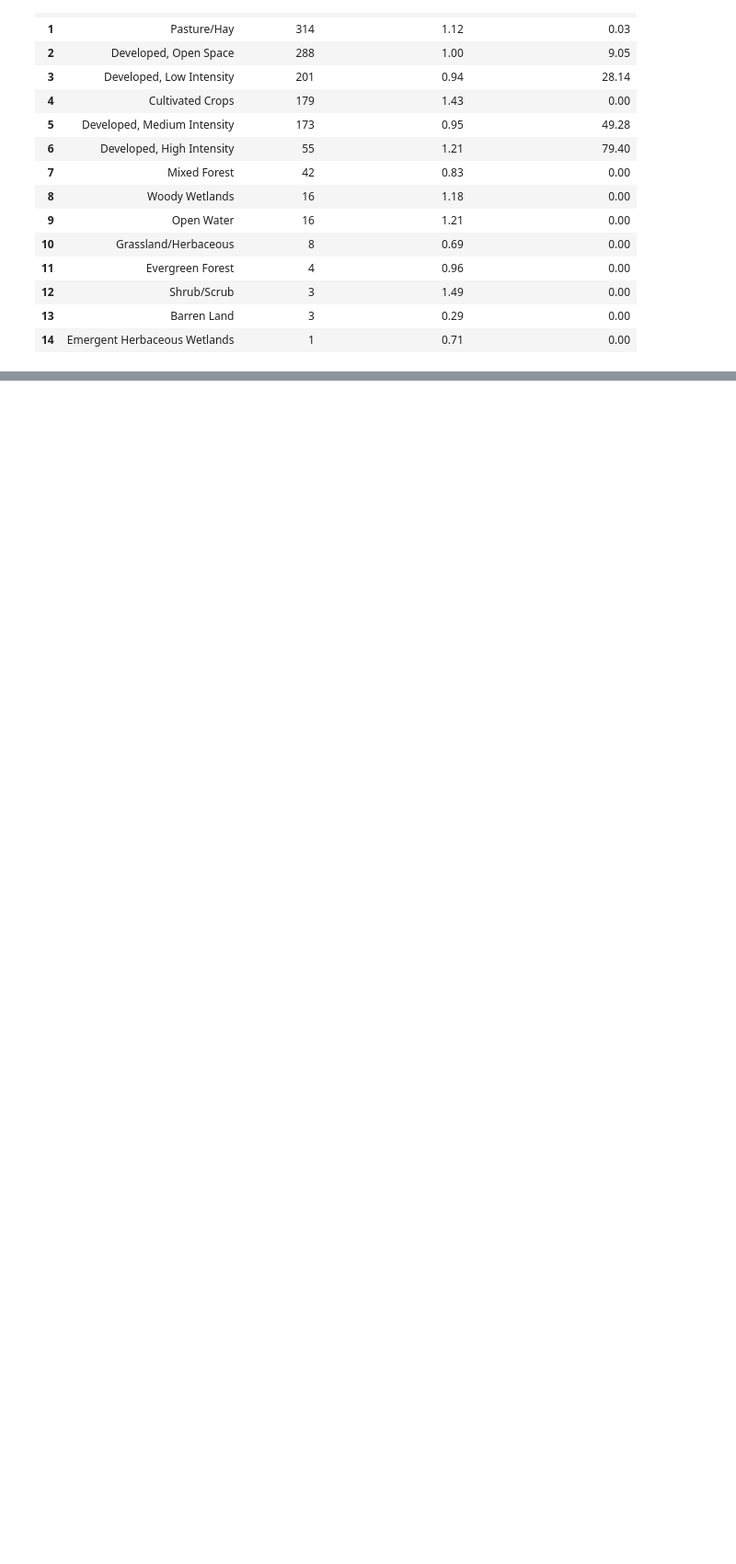
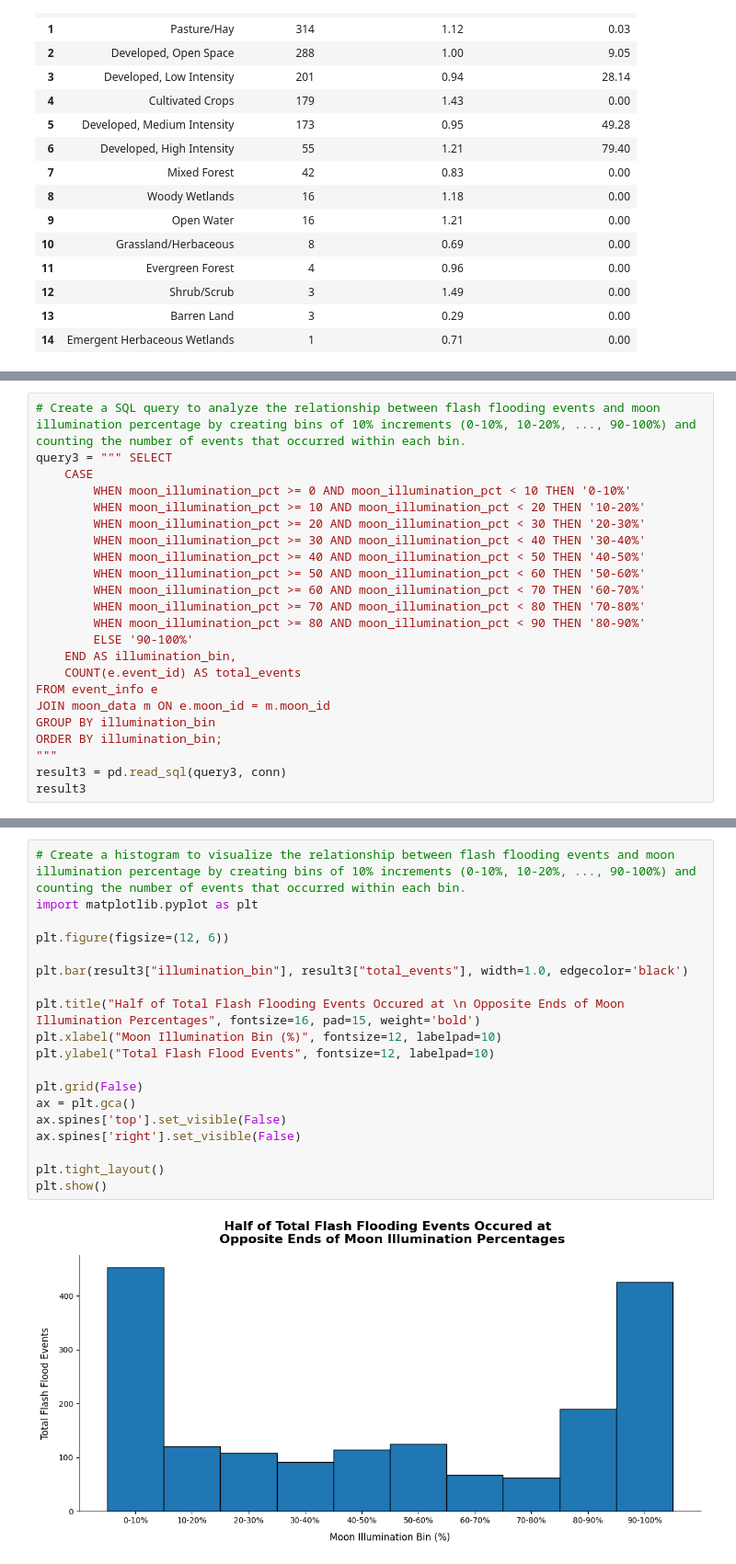
Before and after one commit to ashleyadehart/flash_floods_ky_2015_2025, a Jupyter notebook: notebooks/flash_floods_ky_2015_2025.ipynb, the cells around one changed output, grey strips where cells are left out. Shown at 92% size. Cells and saved outputs as stored; diff of their text form; blank space fills up the shorter version.

```diff
--- a/notebooks/flash_floods_ky_2015_2025.ipynb
+++ b/notebooks/flash_floods_ky_2015_2025.ipynb
@@ -1035,0 +991,23 @@ result4
+# %%
+# Create a SQL query to analyze the relationship between flash flooding events and moon illumination percentage by creating bins of 10% increments (0-10%, 10-20%, ..., 90-100%) and counting the number of events that occurred within each bin.
+query3 = """ SELECT
+    CASE
+        WHEN moon_illumination_pct >= 0 AND moon_illumination_pct < 10 THEN '0-10%'
+        WHEN moon_illumination_pct >= 10 AND moon_illumination_pct < 20 THEN '10-20%'
+        WHEN moon_illumination_pct >= 20 AND moon_illumination_pct < 30 THEN '20-30%'
+        WHEN moon_illumination_pct >= 30 AND moon_illumination_pct < 40 THEN '30-40%'
+        WHEN moon_illumination_pct >= 40 AND moon_illumination_pct < 50 THEN '40-50%'
+        WHEN moon_illumination_pct >= 50 AND moon_illumination_pct < 60 THEN '50-60%'
+        WHEN moon_illumination_pct >= 60 AND moon_illumination_pct < 70 THEN '60-70%'
+        WHEN moon_illumination_pct >= 70 AND moon_illumination_pct < 80 THEN '70-80%'
+        WHEN moon_illumination_pct >= 80 AND moon_illumination_pct < 90 THEN '80-90%'
+        ELSE '90-100%'
+    END AS illumination_bin,
+    COUNT(e.event_id) AS total_events
+FROM event_info e
+JOIN moon_data m ON e.moon_id = m.moon_id
+GROUP BY illumination_bin
+ORDER BY illumination_bin;
+"""
+result3 = pd.read_sql(query3, conn)
+result3
@@ -1036 +1026,22 @@ result4
+# %%
+# Create a histogram to visualize the relationship between flash flooding events and moon illumination percentage by creating bins of 10% increments (0-10%, 10-20%, ..., 90-100%) and counting the number of events that occurred within each bin.
+import matplotlib.pyplot as plt
+
+plt.figure(figsize=(12, 6))
+
+plt.bar(result3["illumination_bin"], result3["total_events"], width=1.0, edgecolor='black')
+
+plt.title("Half of Total Flash Flooding Events Occured at \n Opposite Ends of Moon Illumination Percentages", fontsize=16, pad=15, weight='bold')
+plt.xlabel("Moon Illumination Bin (%)", fontsize=12, labelpad=10)
+plt.ylabel("Total Flash Flood Events", fontsize=12, labelpad=10)
+
+plt.grid(False)
+ax = plt.gca()
+ax.spines['top'].set_visible(False)
+ax.spines['right'].set_visible(False)
+
+plt.tight_layout()
+plt.show()
+# %% [output]
+[figure, added]
 # %%
```
Also changed, not shown: parts of 7 cells of this notebook, 2 other files.
